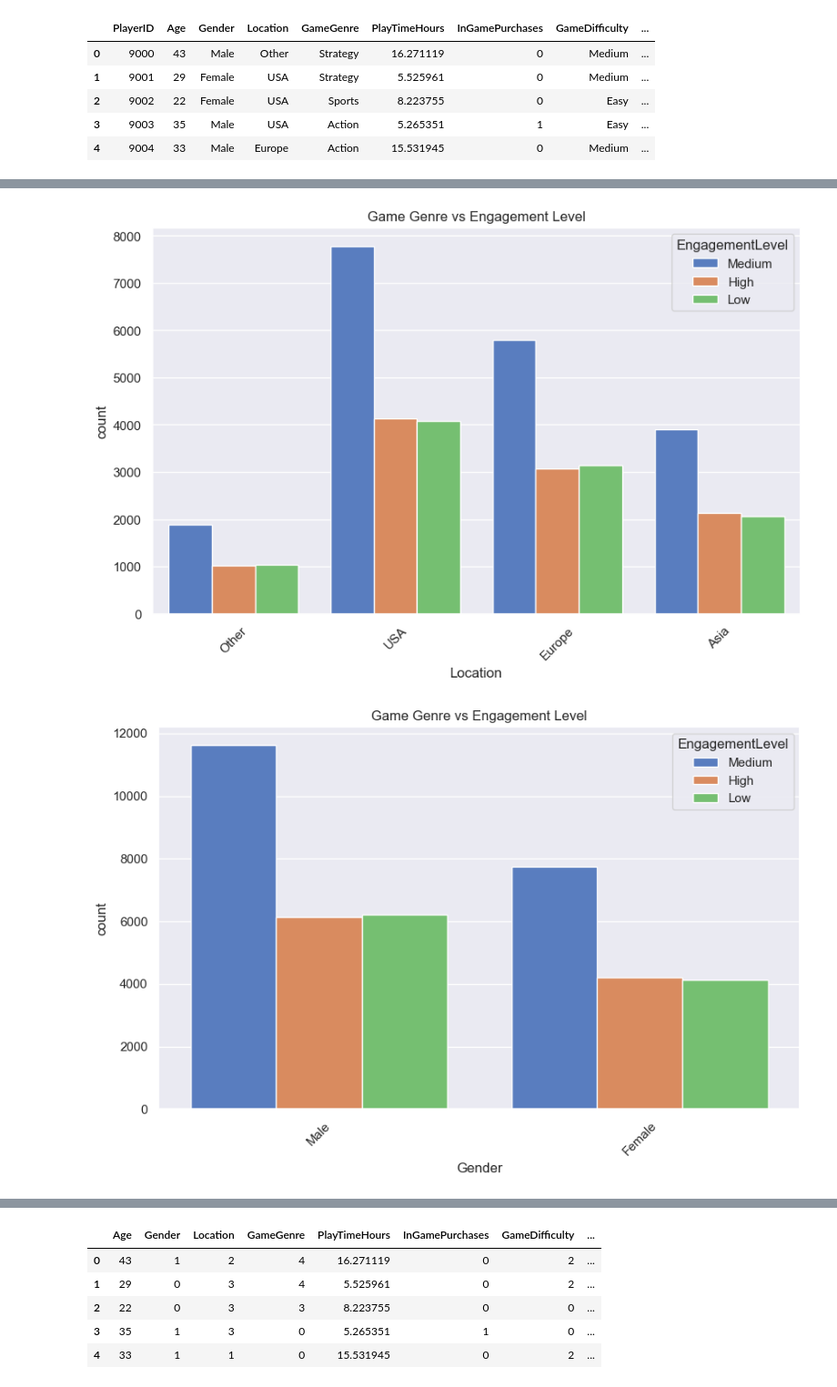
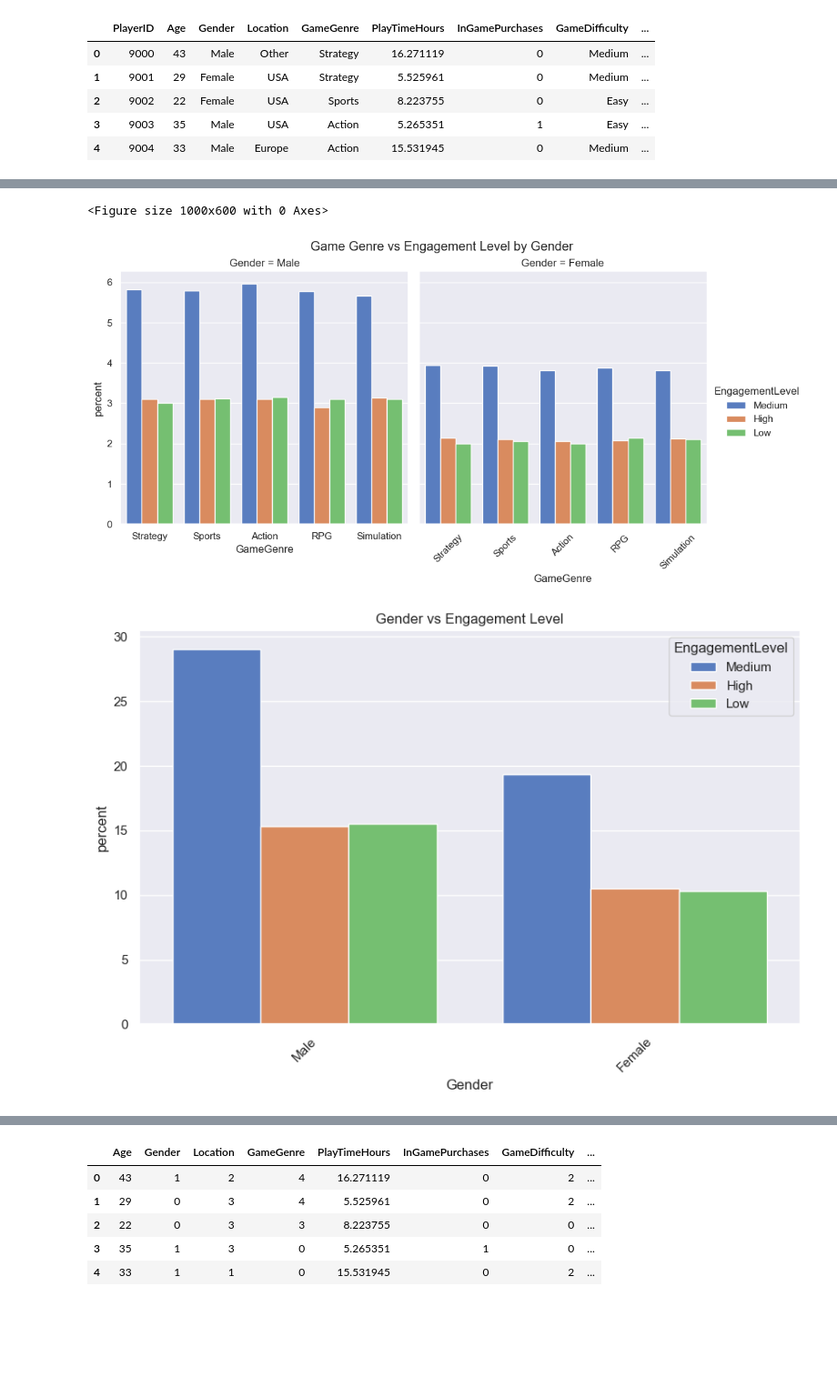
Before and after one commit to develhope/Data-PT-9-TeamProject-1-team-2, a Jupyter notebook: EDA_test2.ipynb, the cells around one changed output, grey strips where cells are left out. Shown: that part at 91% size. Saved outputs shown, nothing was run; the diff lists cells and outputs as text; code cells hidden in the pictures; blank space fills up the shorter version.

Commit message:
modificate visualizzazioni
 aggiunte nuove features

```diff
--- a/EDA_test2.ipynb
+++ b/EDA_test2.ipynb
@@ -90,38 +104,42 @@ medium_players = df[df['EngagementLevel'] == 'Medium']
 low_players = df[df['EngagementLevel'] == 'Low']
 high_players = df[df['EngagementLevel'] == 'High']
 
+order = df['EngagementLevel'].value_counts().sort_values().index
+
 # Game Genre vs Engagement Level
 plt.figure(figsize=(10,6))
-sns.countplot(data=df, x='GameGenre', hue='EngagementLevel', palette='muted')
-plt.title('Game Genre vs Engagement Level')
+g=sns.catplot(data=df, x='GameGenre', hue='EngagementLevel', col="Gender",kind='count', palette='muted',stat="percent")
 plt.xticks(rotation=45)
-plt.show()
+g.fig.suptitle('Game Genre vs Engagement Level by Gender', y=1.02)
+
 
 # Gender vs Engagement Level
+
 plt.figure(figsize=(10,6))
-sns.countplot(data=df, x='Gender', hue='EngagementLevel', palette='muted')
+sns.countplot(data=df, x='Gender', hue='EngagementLevel', palette='muted',stat="percent")
 plt.title('Gender vs Engagement Level')
 plt.xticks(rotation=45)
 plt.show()
 
 # Game Difficulty vs Engagement Level
 plt.figure(figsize=(8,5))
-sns.countplot(data=df, x='GameDifficulty', hue='EngagementLevel', palette='muted')
+sns.countplot(data=df, x='GameDifficulty', hue='EngagementLevel', palette='muted',stat="percent")
 plt.title('Game Difficulty vs Engagement Level')
 plt.show()
 
 # Play Time Hours Distribution by Engagement Level
 plt.figure(figsize=(8,5))
 sns.kdeplot(data=df, x='PlayTimeHours', hue='EngagementLevel', fill=True)
 plt.title('Play Time Hours Distribution by Engagement Level')
-plt.xlim(0, 100)  # limit for better focus
+# plt.xlim(0, 100)  # limit for better focus
 plt.show()
 
 # Age Distribution by Engagement Level
 plt.figure(figsize=(8,5))
 sns.kdeplot(data=df, x='Age', hue='EngagementLevel', fill=True)
 plt.title('Age Distribution by Engagement Level')
 plt.show()
 # %% [output]
+<Figure size 1000x600 with 0 Axes>
-[figure, old version]
+[figure, new version]
-[figure, old version]
+[figure, new version]
```
Also changed, not shown: parts of 18 cells of this notebook, 1 other file.
